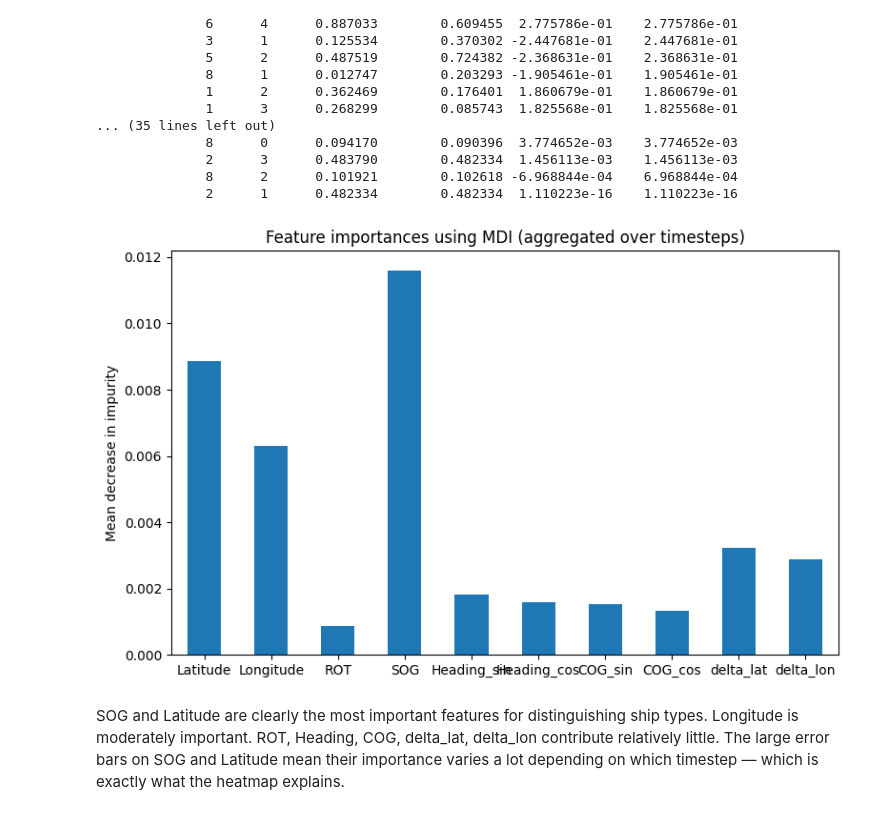
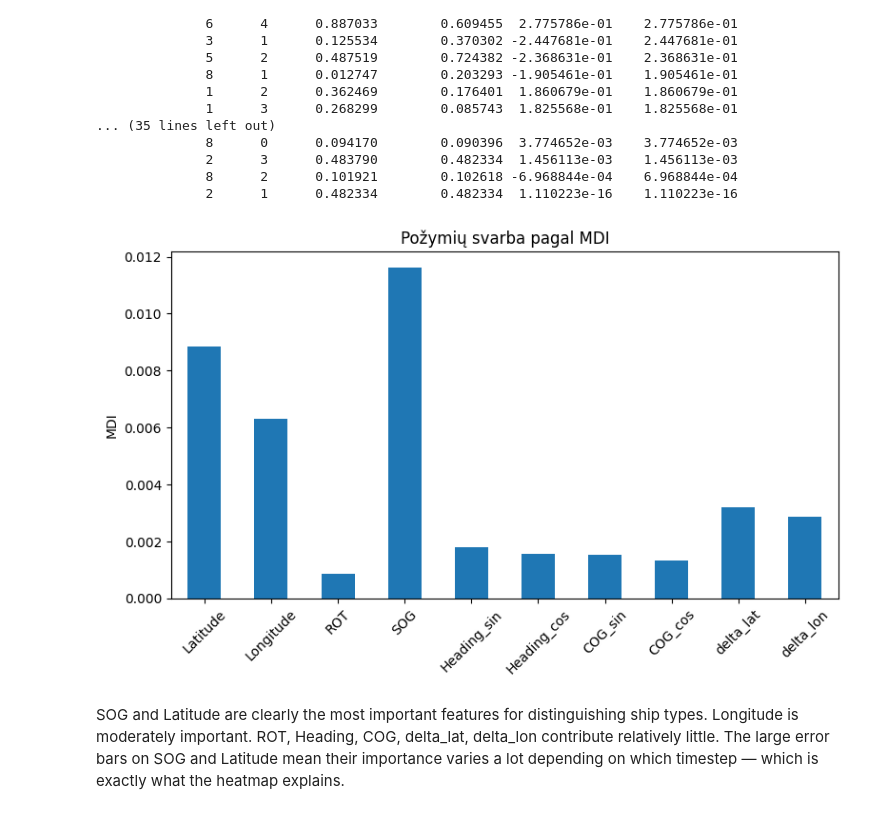
Before and after one commit to lukasjanusauskas/ais-duomenu-vizualizavimas, a Jupyter notebook: 4 Lab/RF.ipynb, the cells around one changed output. Cells and saved outputs as stored; diff of their text form; code cells hidden in the pictures.

```diff
--- a/4 Lab/RF.ipynb
+++ b/4 Lab/RF.ipynb
@@ -419,33 +419,33 @@ print(pivot_df.to_string(index=False))
 # %%
 n_timesteps = original_data.shape[1]  # 25
 n_features  = original_data.shape[2]  # 10
 feature_names_short = [
     'Latitude', 'Longitude', 'ROT',
     'SOG', 'Heading_sin', 'Heading_cos',
     'COG_sin', 'COG_cos', 'delta_lat', 'delta_lon'
 ]
 
-# Reshape to (250,) -> (25, 10) and average over timesteps
+# (250,) -> (25, 10)
 imp_2d = rf_optim.feature_importances_.reshape(n_timesteps, n_features)
 std_2d = np.std(
     [tree.feature_importances_.reshape(n_timesteps, n_features)
      for tree in rf_optim.estimators_], axis=0
 )
 
-importances_agg = imp_2d.mean(axis=0)   # shape (10,)
-std_agg         = std_2d.mean(axis=0)   # shape (10,)
+importances_agg = imp_2d.mean(axis=0)
+# std_agg         = std_2d.mean(axis=0)
 
 forest_importances = pd.Series(importances_agg, index=feature_names_short)
 
 fig, ax = plt.subplots(figsize=(8, 5))
 forest_importances.plot.bar(yerr=0, ax=ax)
 ax.set_title("Požymių svarba pagal MDI") # (aggregated over timesteps)
 ax.set_ylabel("MDI")
-ax.tick_params(axis='x', rotation=0)
+ax.tick_params(axis='x', rotation=45)
 fig.tight_layout()
 plt.show()
 # %% [output]
-[figure, old version]
+[figure, new version]
 # %% [markdown]
 SOG and Latitude are clearly the most important features for distinguishing ship types.
 Longitude is moderately important.
```
